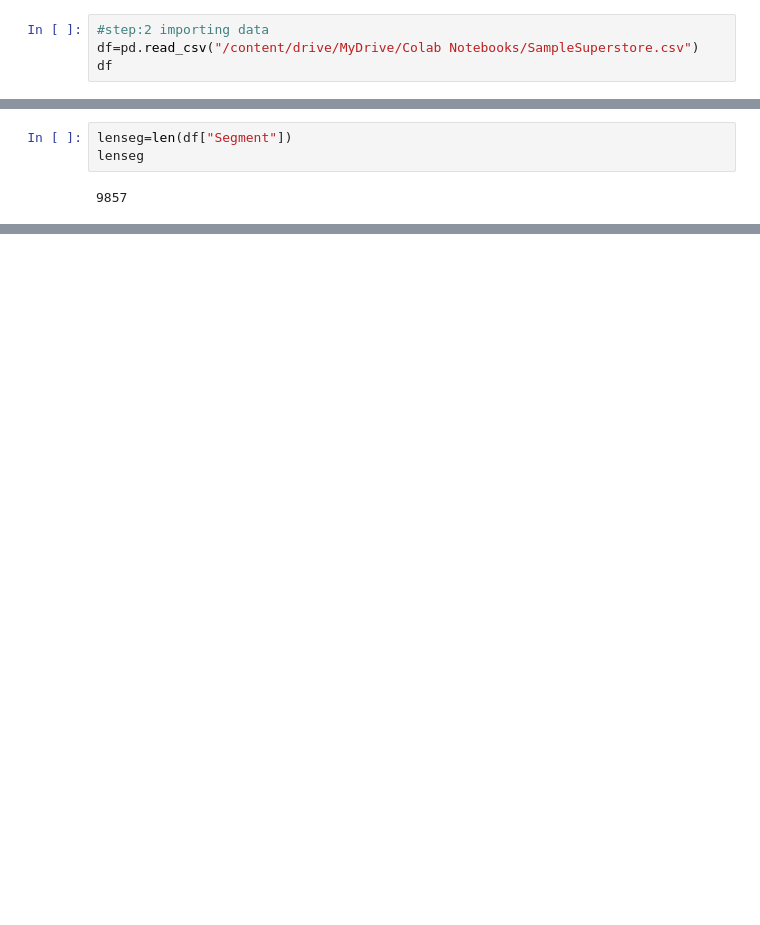
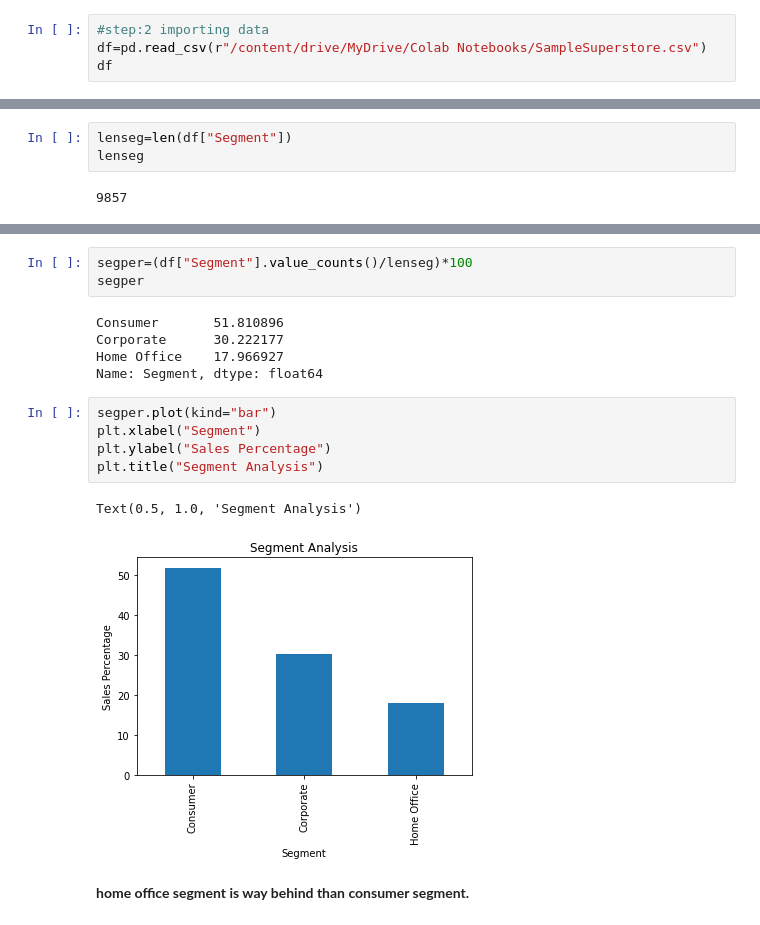
Before and after one commit to hetshah13/THE-SPARK-FOUNDATION-INTERNSHIP, a Jupyter notebook: Task3.ipynb, the cells around one changed output, grey strips where cells are left out. Drawn from its saved outputs; the diff is of its cells as text; blank space fills up the shorter version.

```diff
--- a/Task3.ipynb
+++ b/Task3.ipynb
@@ -12,7 +12,7 @@ import numpy as np
 import seaborn as sns
 # %%
 #step:2 importing data
-df=pd.read_csv("/content/drive/MyDrive/Colab Notebooks/SampleSuperstore.csv")
+df=pd.read_csv(r"/content/drive/MyDrive/Colab Notebooks/SampleSuperstore.csv")
 df
 # %% [output]
 |  | Ship Mode | Segment | Country | City | State | Postal Code | Region | Category | Sub-Category | Sales | ... |
@@ -169,0 +182,18 @@ lenseg
+# %%
+segper=(df["Segment"].value_counts()/lenseg)*100
+segper
+# %% [output]
+Consumer       51.810896
+Corporate      30.222177
+Home Office    17.966927
+Name: Segment, dtype: float64
+# %%
+segper.plot(kind="bar")
+plt.xlabel("Segment")
+plt.ylabel("Sales Percentage")
+plt.title("Segment Analysis")
+# %% [output]
+Text(0.5, 1.0, 'Segment Analysis')
+[figure, added]
+# %% [markdown]
+**home office segment is way behind than consumer segment.**
```
Also changed, not shown: parts of 17 cells of this notebook.
